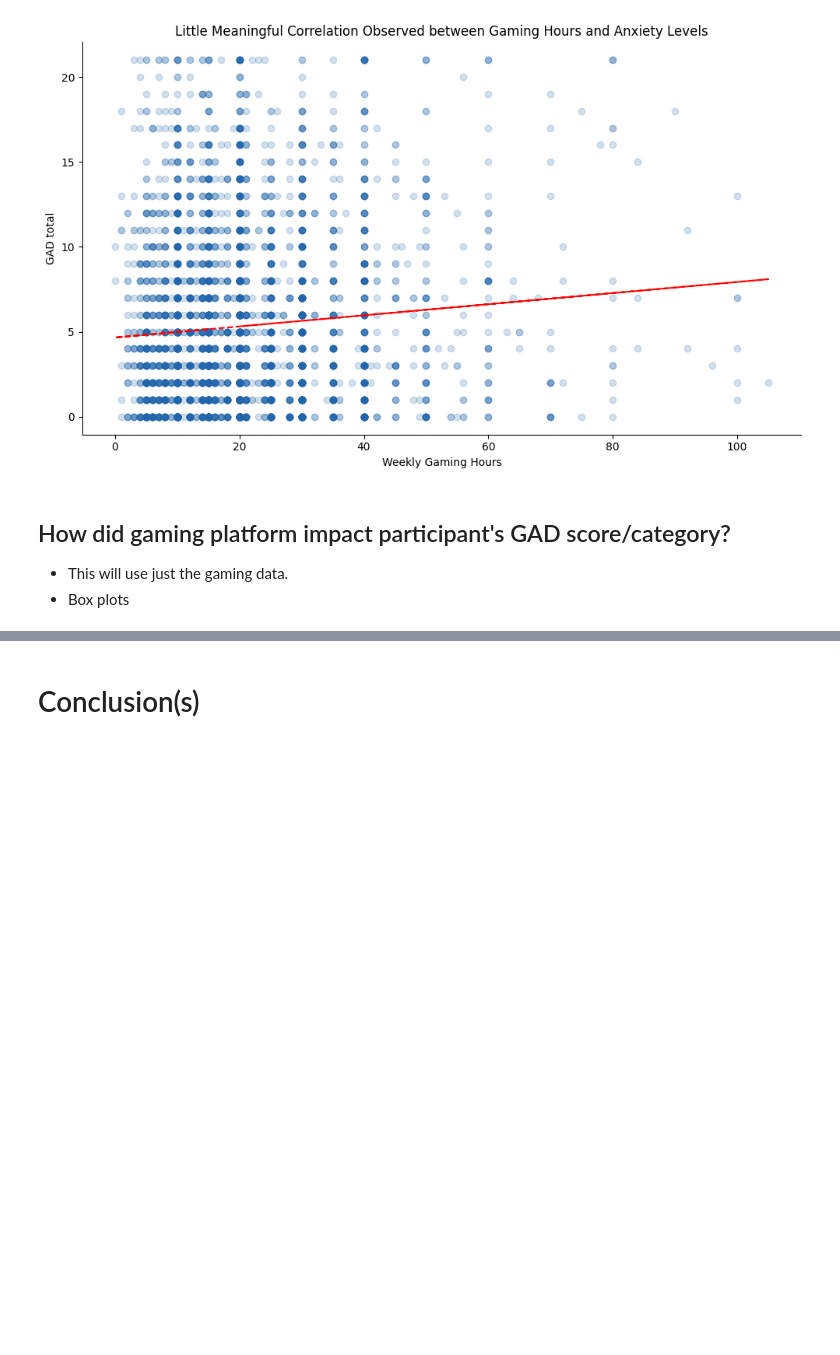
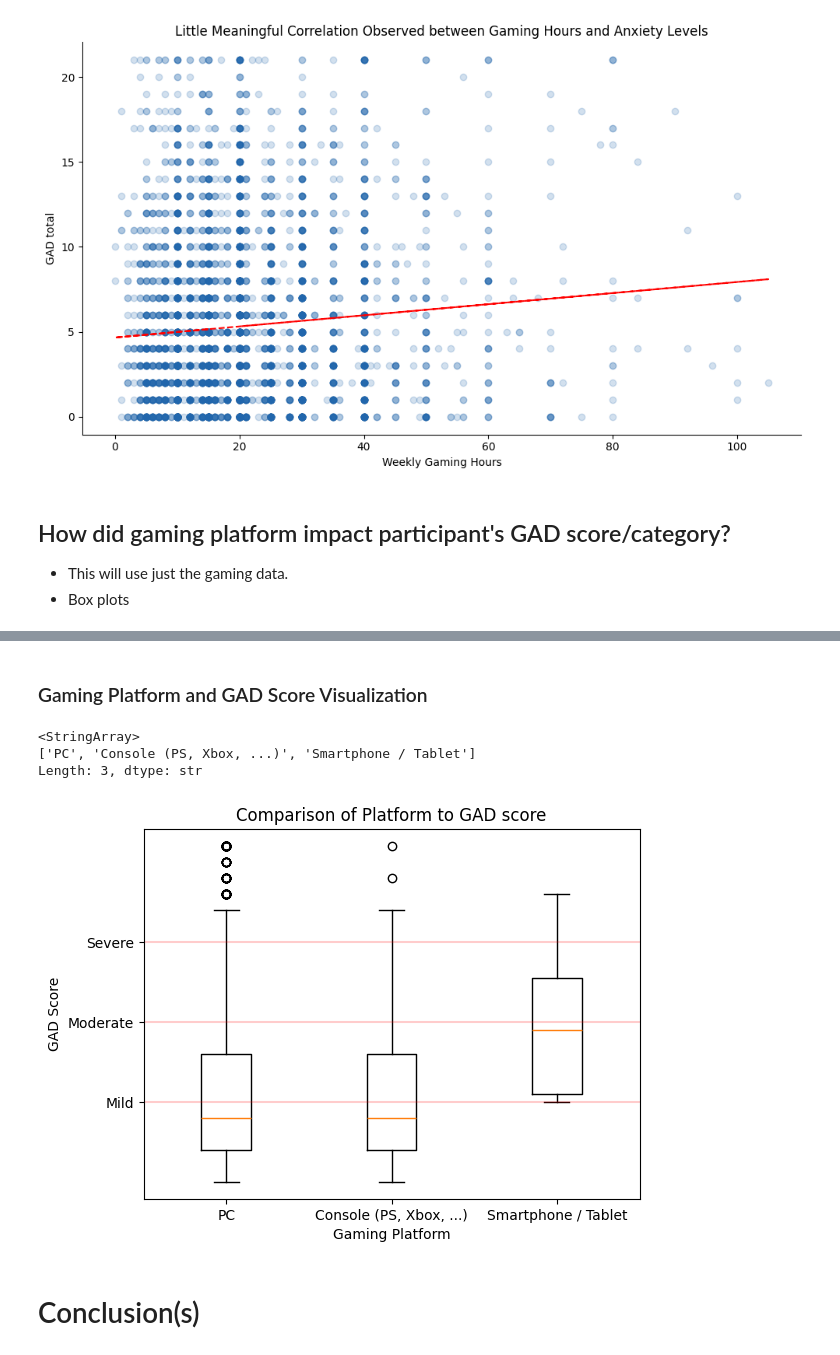
Before and after one commit to amallred/gaming-mental-health-analysis, a Jupyter notebook: notebooks/final_analysis.ipynb, the cells around one changed output, grey strips where cells are left out. Cells and saved outputs as stored; diff of their text form; code cells hidden in the pictures; blank space fills up the shorter version.

```diff
--- a/notebooks/final_analysis.ipynb
+++ b/notebooks/final_analysis.ipynb
@@ -342,0 +345,18 @@ plt.show()
+# %%
+# Query here
+# platform, score
+
+platform_GAD_query = ("""
+    SELECT
+        gad.GAD_total,
+        gr.platform
+    FROM participant p
+    JOIN GAD_response gad on gad.participant_id = p.participant_id
+    JOIN gaming_response gr on gr.participant_id = p.participant_id
+    WHERE p.survey_id = 1
+        AND (p.age BETWEEN 18 AND 22)
+        AND p.residence = 'USA'
+""")
+
+platform_GAD_response = pd.read_sql(platform_GAD_query, conn)
+platform_GAD_response
@@ -343,2 +377,32 @@ plt.show()
+# %% [markdown]
+### Gaming Platform and GAD Score Visualization
+# %%
+platform_GAD_response['platform'].unique()
+# %% [output]
+<StringArray>
+['PC', 'Console (PS, Xbox, ...)', 'Smartphone / Tablet']
+Length: 3, dtype: str
+# %%
+plt.boxplot(
+    [platform_GAD_response[platform_GAD_response['platform'] == 'PC']['GAD_total'],
+    platform_GAD_response[platform_GAD_response['platform'] == 'Console (PS, Xbox, ...)']['GAD_total'],
+    platform_GAD_response[platform_GAD_response['platform'] == 'Smartphone / Tablet']['GAD_total']
+    ],
+    tick_labels=['PC', 'Console (PS, Xbox, ...)', 'Smartphone / Tablet']
+)
+
+plt.yticks(ticks=[5,10, 15],
+            labels=['Mild', 'Moderate', 'Severe'])
+plt.axhline(y=5, color='r', linestyle='-', alpha = 0.2)
+plt.axhline(y=10, color='r', linestyle='-', alpha = 0.2)
+plt.axhline(y=15, color='r', linestyle='-', alpha = 0.2)
+
+plt.xlabel('Gaming Platform')
+plt.ylabel('GAD Score')
+plt.title('Comparison of Platform to GAD score')
+
+plt.show()
+# %% [output]
+[figure, added]
 # %% [markdown]
 # Conclusion(s)
```
Also changed, not shown: parts of 3 cells of this notebook, 1 other file.
